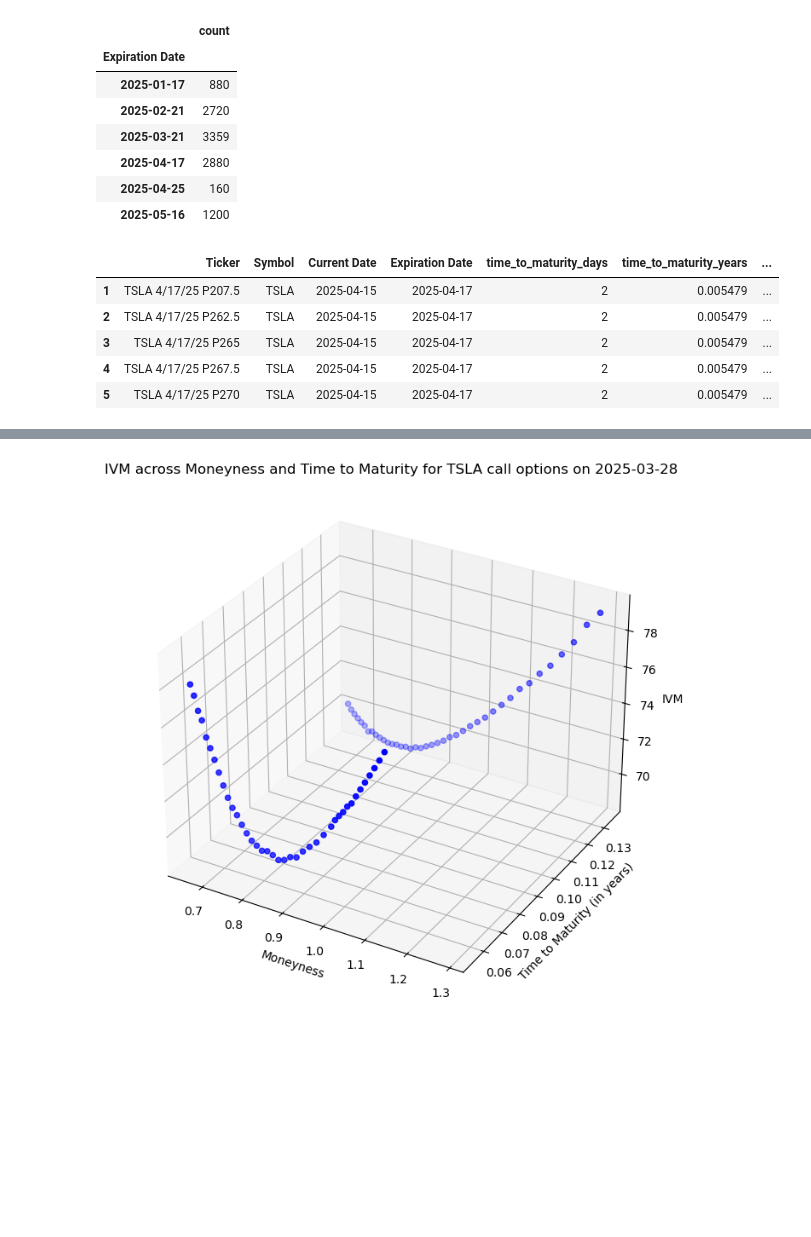
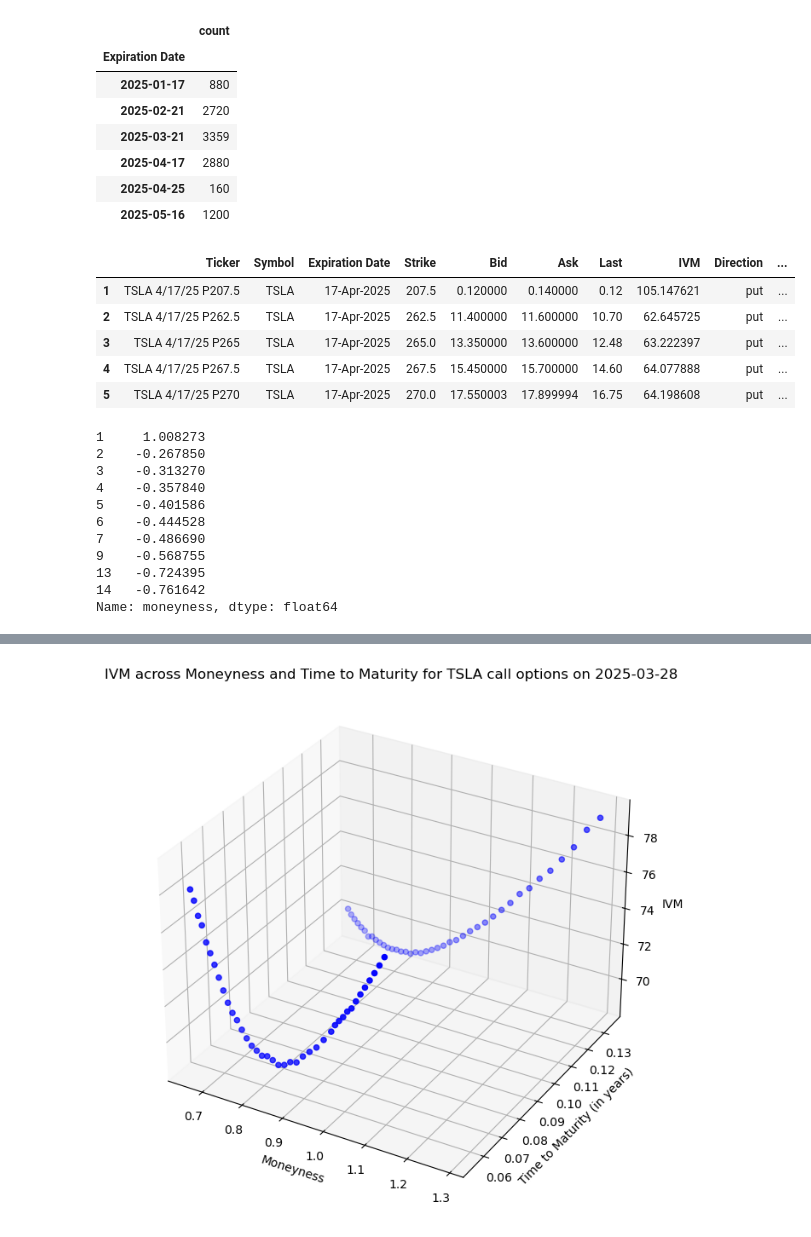
Before and after one commit to tmwong5694/Options, a Jupyter notebook: IV regression_17042025_log_IVM_v1.ipynb, the cells around one changed output, grey strips where cells are left out. Cells and saved outputs as stored; diff of their text form; code cells hidden in the pictures; blank space fills up the shorter version.

Commit message:
Standardized moneyness and time to maturity

```diff
--- a/IV regression_17042025_log_IVM_v1.ipynb
+++ b/IV regression_17042025_log_IVM_v1.ipynb
@@ -10,6 +9,6 @@ import math
 # %%
 # input the stock ticker we wana study
-stock_ticker = "AMZN"
+stock_ticker = "TSLA"
 current_date = '2025-03-28'
 maturity_date = '2025-04-17'
 option_type = 'call'
@@ -138,7 +137,15 @@ date_count
 | 2025-05-16 | 1200 |
 # %%
 # Remove rows where "IVM" is 0
-df = df[df['IVM']!=0]
+df = df[df['IVM'] != 0]
+df.head()
+# %% [output]
+|  | Ticker | Symbol | Expiration Date | Strike | Bid | Ask | Last | IVM | Direction | ... |
+| 1 | TSLA 4/17/25 P207.5 | TSLA | 17-Apr-2025 | 207.5 | 0.120000 | 0.140000 | 0.12 | 105.147621 | put | ... |
+| 2 | TSLA 4/17/25 P262.5 | TSLA | 17-Apr-2025 | 262.5 | 11.400000 | 11.600000 | 10.70 | 62.645725 | put | ... |
+| 3 | TSLA 4/17/25 P265 | TSLA | 17-Apr-2025 | 265.0 | 13.350000 | 13.600000 | 12.48 | 63.222397 | put | ... |
+| 4 | TSLA 4/17/25 P267.5 | TSLA | 17-Apr-2025 | 267.5 | 15.450000 | 15.700000 | 14.60 | 64.077888 | put | ... |
+| 5 | TSLA 4/17/25 P270 | TSLA | 17-Apr-2025 | 270.0 | 17.550003 | 17.899994 | 16.75 | 64.198608 | put | ... |
 # %%
 # Add columns for regression
 
@@ -146,14 +153,15 @@ df = df[df['IVM']!=0]
 df['Expiration Date'] = pd.to_datetime(df['Expiration Date'])
 df['Current Date'] = pd.to_datetime(df['Current Date'])
 
-# Add moneyness
+# Add moneyness, time to maturity in days and time to maturity in years
 df['moneyness'] = df['Current Date Stock Price'] / df['Strike']
+df['time_to_maturity_days'] = (df['Expiration Date'] - df['Current Date']).dt.days
+df['time_to_maturity_years'] = df['time_to_maturity_days'] / 365
 
-# Add time_to_maturity_days
-df['time_to_maturity_days'] = (df['Expiration Date'] - df['Current Date']).dt.days
-
-# Add 'days_to_expiration' in years
-df['time_to_maturity_years'] = df['time_to_maturity_days'] / 365
+# Standardize moneyness, time_to_maturity_days and time_to_maturity_years
+scaler = StandardScaler()
+cols_to_standardize = ['moneyness', 'time_to_maturity_days', "time_to_maturity_years"]
+df[cols_to_standardize] = scaler.fit_transform(df[cols_to_standardize])
 
 # Add a column 'moneyness square'
 df['moneyness_squared'] = df['moneyness'] ** 2
@@ -171,12 +179,17 @@ df = df.loc[:, col_order]
 
 df.head()
 # %% [output]
-|  | Ticker | Symbol | Current Date | Expiration Date | time_to_maturity_days | time_to_maturity_years | ... |
-| 1 | TSLA 4/17/25 P207.5 | TSLA | 2025-04-15 | 2025-04-17 | 2 | 0.005479 | ... |
-| 2 | TSLA 4/17/25 P262.5 | TSLA | 2025-04-15 | 2025-04-17 | 2 | 0.005479 | ... |
-| 3 | TSLA 4/17/25 P265 | TSLA | 2025-04-15 | 2025-04-17 | 2 | 0.005479 | ... |
-| 4 | TSLA 4/17/25 P267.5 | TSLA | 2025-04-15 | 2025-04-17 | 2 | 0.005479 | ... |
-| 5 | TSLA 4/17/25 P270 | TSLA | 2025-04-15 | 2025-04-17 | 2 | 0.005479 | ... |
+1     1.008273
+2    -0.267850
+3    -0.313270
+4    -0.357840
+5    -0.401586
+6    -0.444528
+7    -0.486690
+9    -0.568755
+13   -0.724395
+14   -0.761642
+Name: moneyness, dtype: float64
 # %%
 # Select the option chain for a specific stock, direction, and current date and maturity date
 df_target = get_option_chain(df, stock_ticker, option_type, current_date, maturity_date)
```
Also changed, not shown: parts of 3 cells of this notebook.
